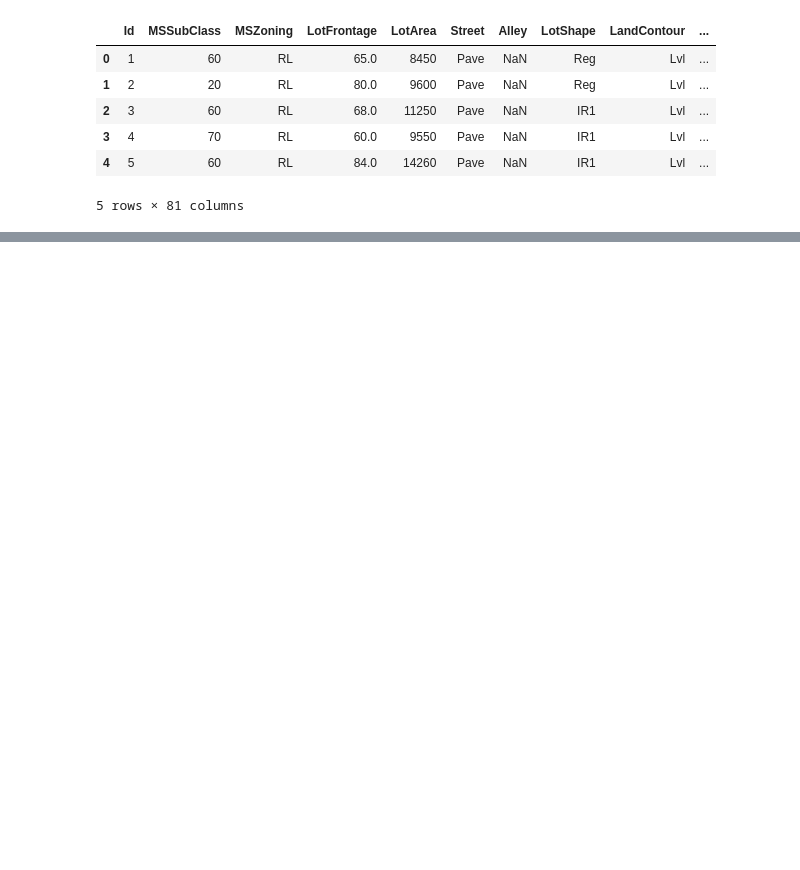
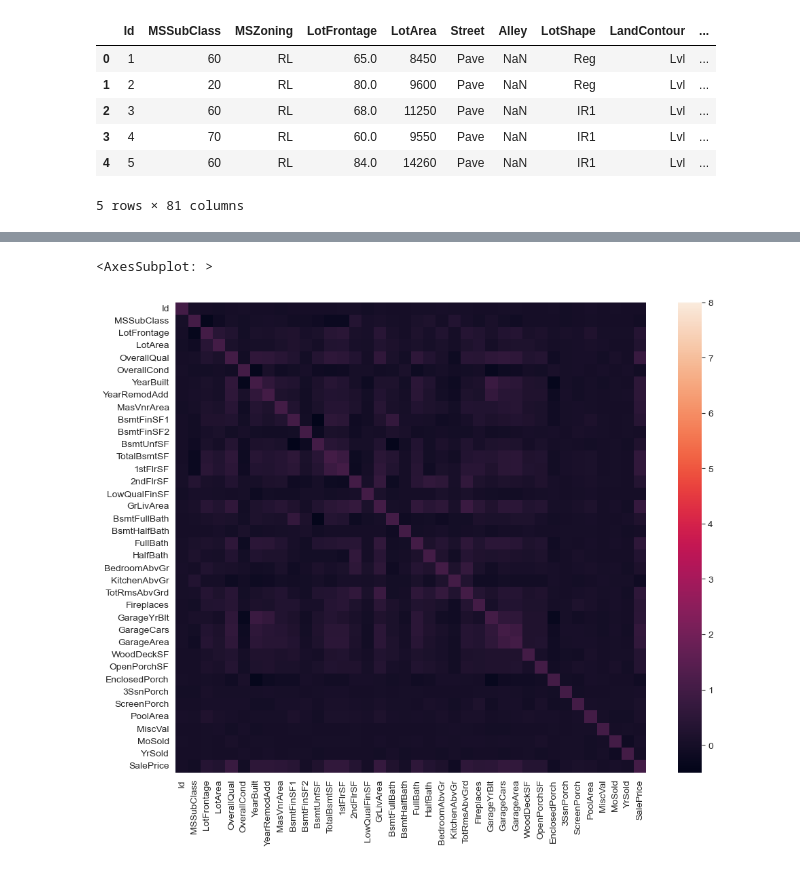
Before and after one commit to yeoswehou/kaggle-house, a Jupyter notebook: house.ipynb, the cells around one changed output, grey strips where cells are left out. Saved outputs shown, nothing was run; the diff lists cells and outputs as text; code cells hidden in the pictures; blank space fills up the shorter version.

Commit message:
sample visualisation

```diff
--- a/house.ipynb
+++ b/house.ipynb
@@ -21,0 +71,8 @@ df_train.head()
+# %%
+#Correlation matrix
+corr = df_train.corr()
+f, ax = plt.subplots(figsize=(12, 9))
+sns.heatmap(corr, vmax=8, square=True)
+# %% [output]
+<AxesSubplot: >
+[figure, added]
```
Also changed, not shown: parts of 6 cells of this notebook.
